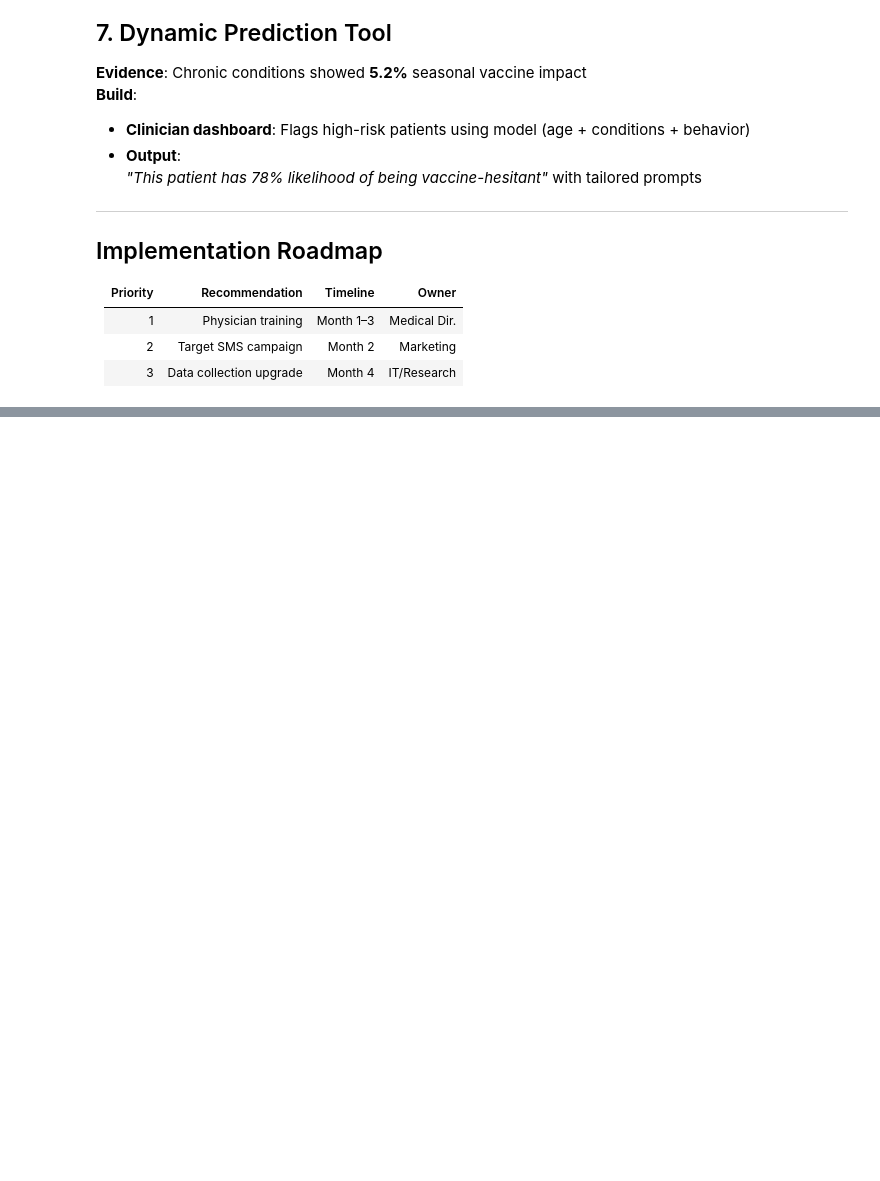
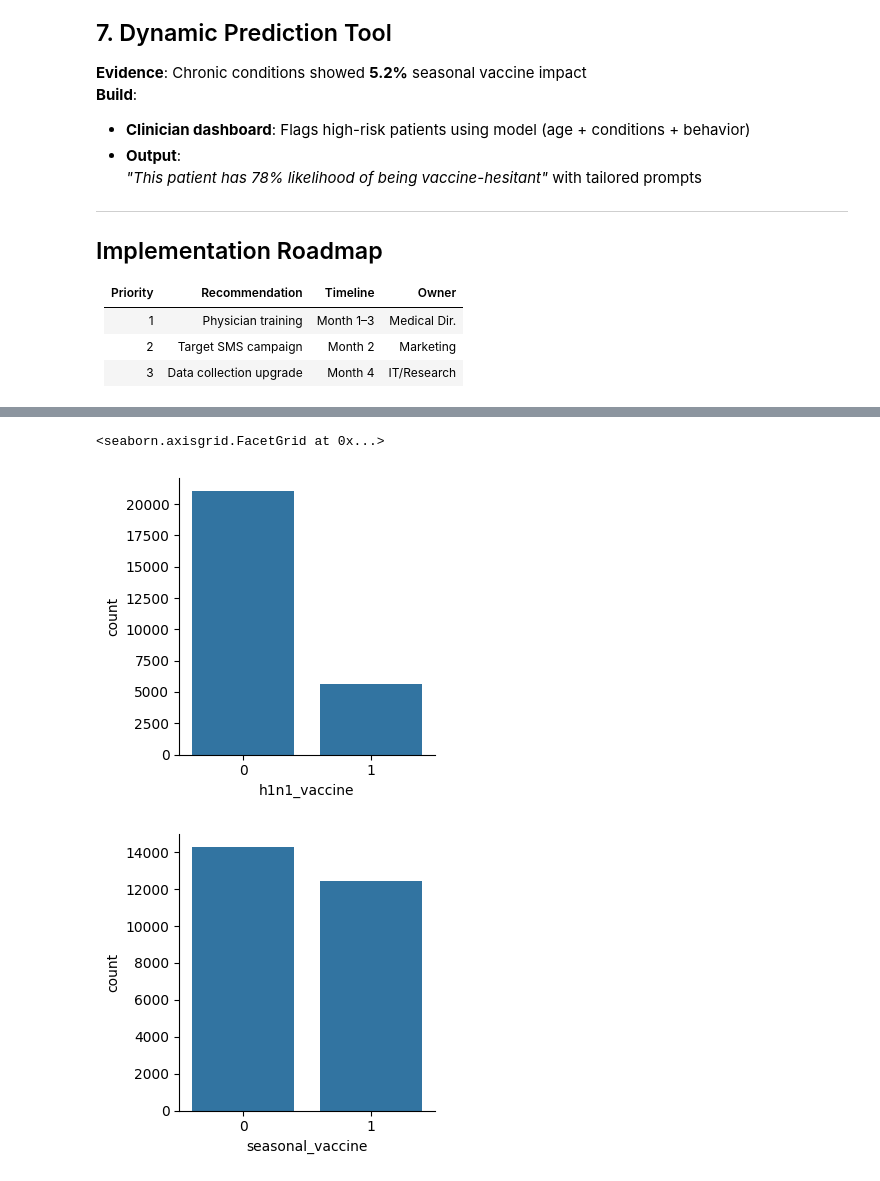
Before and after one commit to albert-raphael/alpha-group, a Jupyter notebook: Notebooks/flu shot.ipynb, the cells around one changed output, grey strips where cells are left out. Drawn from its saved outputs; the diff is of its cells as text; code cells hidden in the pictures; blank space fills up the shorter version.

```diff
--- a/Notebooks/flu shot.ipynb
+++ b/Notebooks/flu shot.ipynb
@@ -1623,0 +1701,12 @@ Mitigation: Prepared to apply SMOTE if needed:
+# %%
+dataset_url = 'https://raw.githubusercontent.com/albert-raphael/alpha-group/refs/heads/main/Data/training_set_features.csv'
+
+dataset_ur2 = 'https://raw.githubusercontent.com/albert-raphael/alpha-group/refs/heads/main/Data/training_set_labels.csv'
+# %%
+# Load the dataset from the current working directory into a pandas DataFrame 1
+
+try:
+    df1 = pd.read_csv(dataset_url)
+    print("Data loaded successfully.")
+except Exception as e:
+    print(f"Failed to load data: {e}")
@@ -1623,0 +1715,8 @@ Mitigation: Prepared to apply SMOTE if needed:
+# %%
+# Load the dataset from the current working directory into a pandas DataFrame 2
+
+try:
+    df2 = pd.read_csv(dataset_ur2)
+    print("Data loaded successfully.")
+except Exception as e:
+    print(f"Failed to load data: {e}")
@@ -1623,0 +1752,6 @@ Mitigation: Prepared to apply SMOTE if needed:
+# %%
+### Joining the df1 & df2 into a single dataframe ###
+Z = df2
+Z.drop('respondent_id',axis = 1,inplace = True)
+frames = [df1,Z]
+data = pd.concat(frames,axis=1)
@@ -1623,0 +1807,7 @@ Mitigation: Prepared to apply SMOTE if needed:
+# %%
+sns.catplot(x='h1n1_vaccine', data=Z, kind='count', height=3.5)
+sns.catplot(x='seasonal_vaccine', data=Z, kind='count', height=3.5)
+# %% [output]
+<seaborn.axisgrid.FacetGrid at 0x...>
+[figure, added]
+[figure, added]
```
Also changed, not shown: parts of 19 cells of this notebook.
